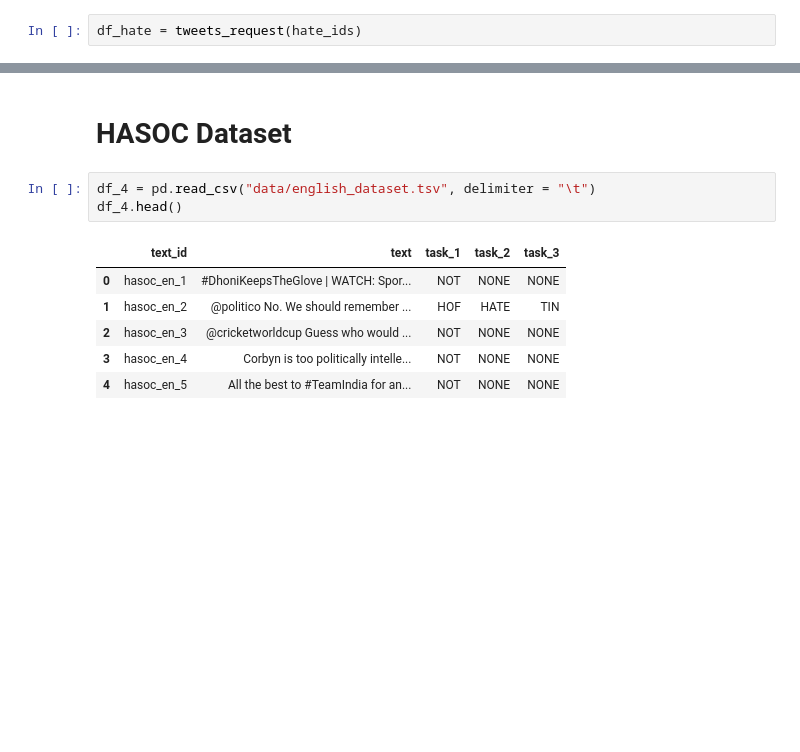
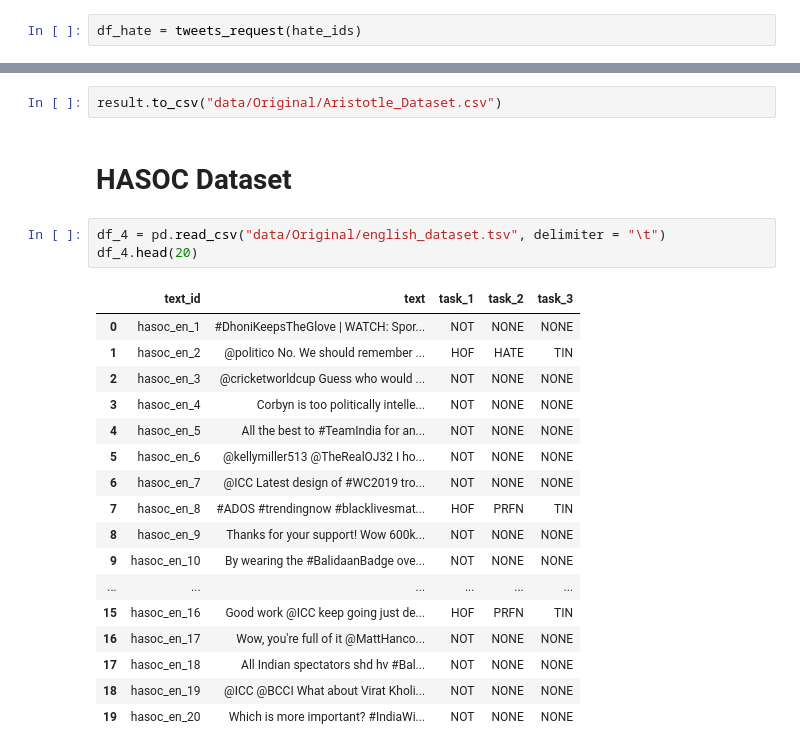
Before and after one commit to XiaohanSun01/Hate_Speech_Detection, a Jupyter notebook: Data_Collection.ipynb, the cells around one changed output, grey strips where cells are left out. Drawn from its saved outputs; the diff is of its cells as text; blank space fills up the shorter version.

Commit message:
Modify the data.

```diff
--- a/Data_Collection.ipynb
+++ b/Data_Collection.ipynb
@@ -178,13 +237,26 @@ dtype: int64
+# %%
+result.to_csv("data/Original/Aristotle_Dataset.csv")
 # %% [markdown]
 # HASOC Dataset
 # %%
-df_4 = pd.read_csv("data/english_dataset.tsv", delimiter = "\t")
-df_4.head()
+df_4 = pd.read_csv("data/Original/english_dataset.tsv", delimiter = "\t")
+df_4.head(20)
 # %% [output]
 |  | text_id | text | task_1 | task_2 | task_3 |
 | 0 | hasoc_en_1 | #DhoniKeepsTheGlove | WATCH: Spor... | NOT | NONE | NONE |
 | 1 | hasoc_en_2 | @politico No. We should remember ... | HOF | HATE | TIN |
 | 2 | hasoc_en_3 | @cricketworldcup Guess who would ... | NOT | NONE | NONE |
 | 3 | hasoc_en_4 | Corbyn is too politically intelle... | NOT | NONE | NONE |
 | 4 | hasoc_en_5 | All the best to #TeamIndia for an... | NOT | NONE | NONE |
+| 5 | hasoc_en_6 | @kellymiller513 @TheRealOJ32 I ho... | NOT | NONE | NONE |
+| 6 | hasoc_en_7 | @ICC Latest design of #WC2019 tro... | NOT | NONE | NONE |
+| 7 | hasoc_en_8 | #ADOS #trendingnow #blacklivesmat... | HOF | PRFN | TIN |
+| 8 | hasoc_en_9 | Thanks for your support! Wow 600k... | NOT | NONE | NONE |
+| 9 | hasoc_en_10 | By wearing the #BalidaanBadge ove... | NOT | NONE | NONE |
+| ... | ... | ... | ... | ... | ... |
+| 15 | hasoc_en_16 | Good work @ICC keep going just de... | HOF | PRFN | TIN |
+| 16 | hasoc_en_17 | Wow, you're full of it @MattHanco... | NOT | NONE | NONE |
+| 17 | hasoc_en_18 | All Indian spectators shd hv #Bal... | NOT | NONE | NONE |
+| 18 | hasoc_en_19 | @ICC @BCCI What about Virat Kholi... | NOT | NONE | NONE |
+| 19 | hasoc_en_20 | Which is more important? #IndiaWi... | NOT | NONE | NONE |
 # %%
```
Also changed, not shown: parts of 30 cells of this notebook, 17 other files.
